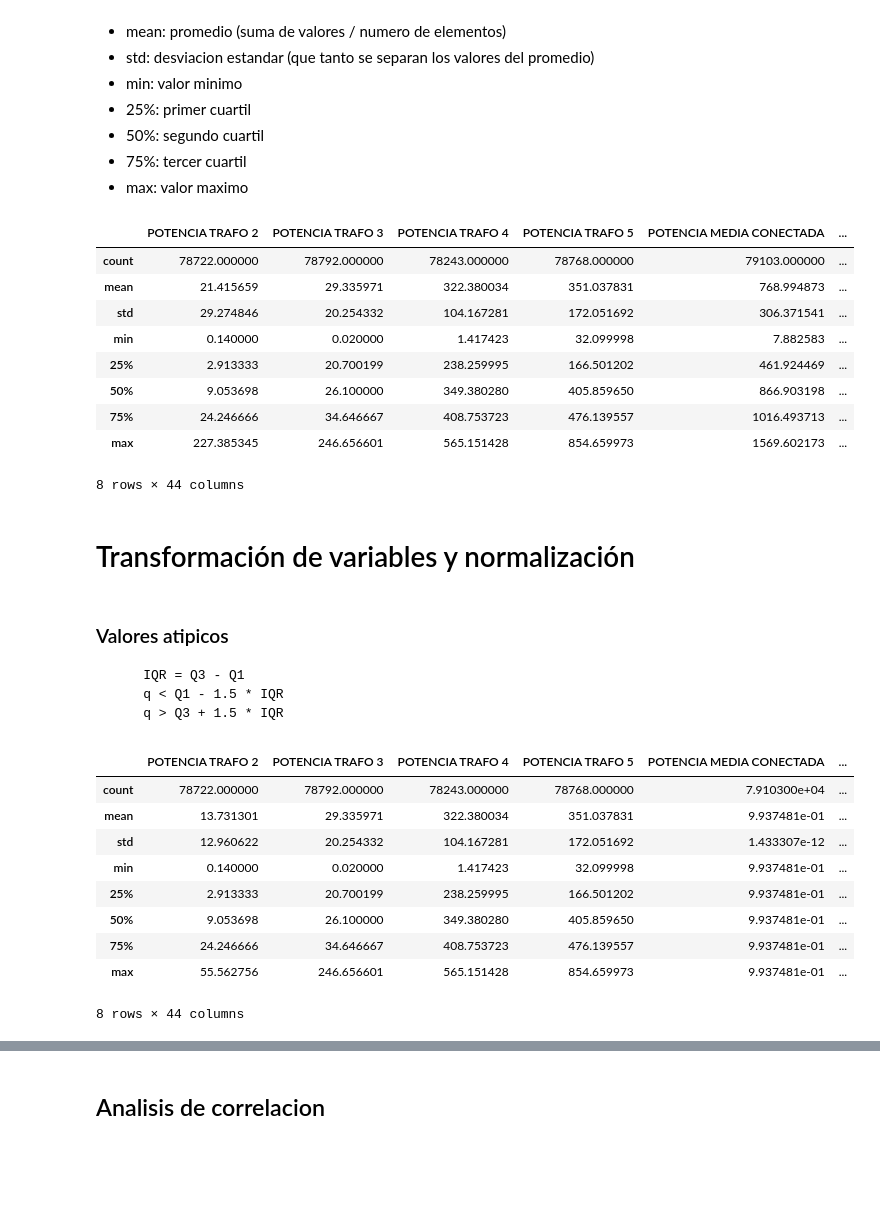
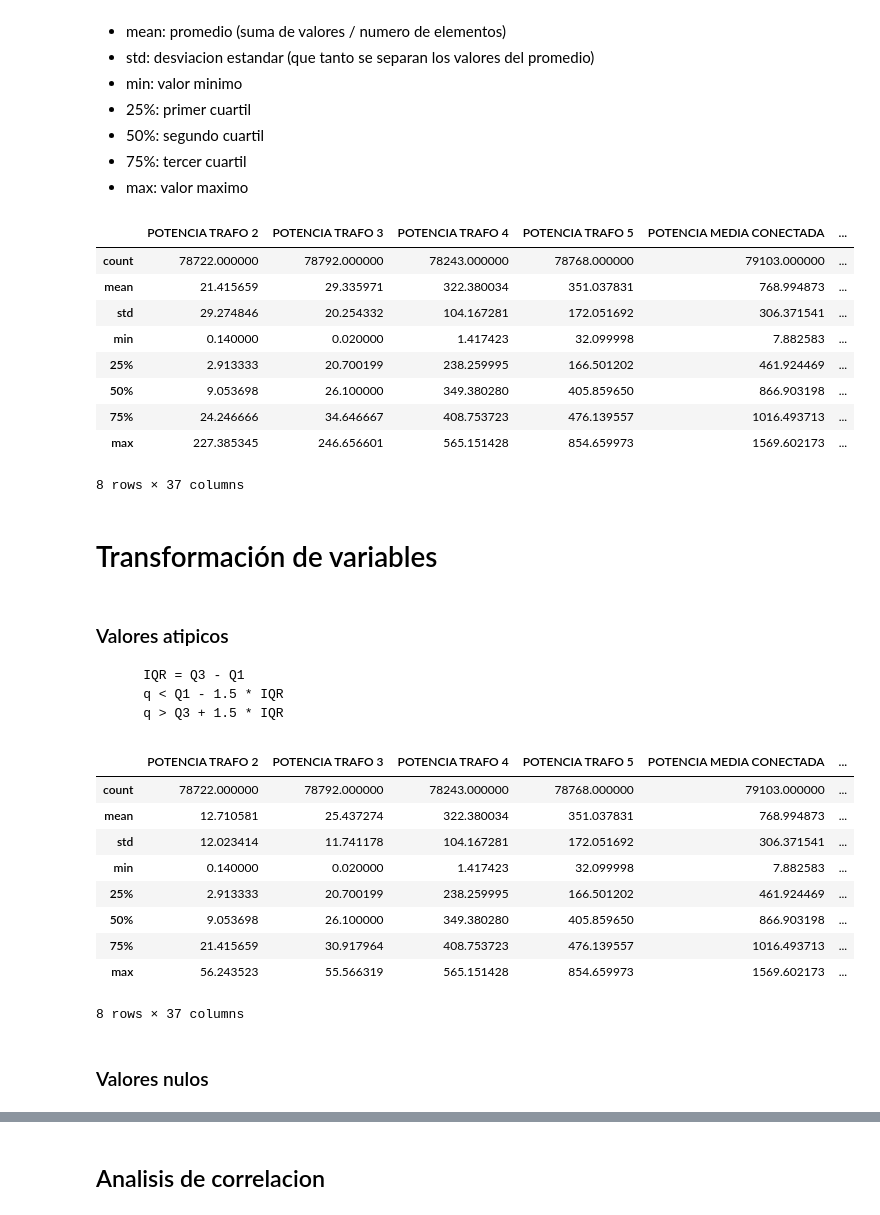
Before and after one commit to douglasag17/ML-SmartBuildings, a Jupyter notebook: PreparacionDeLosDatos/hvac.ipynb, the cells around one changed output, grey strips where cells are left out. Cells and saved outputs as stored; diff of their text form; code cells hidden in the pictures; blank space fills up the shorter version.

Commit message:
valores nulos

```diff
--- a/PreparacionDeLosDatos/hvac.ipynb
+++ b/PreparacionDeLosDatos/hvac.ipynb
@@ -36,7 +37,9 @@ data
 # %%
 data2 = data
 variables_a_eliminar = ["C_O_P_ BOMBA CALOR FELIPE", "C_O_P_ BOMBA CALOR CARLOS", "C_O_P_ INSTALACIÓN GRUPO FRÍO 1",
-                       "C_O_P_ INSTALACÍON GRUPO FRÍO 2", "ORDEN"]
+                       "C_O_P_ INSTALACÍON GRUPO FRÍO 2", "ORDEN", "VÁLVULA BY PASS SECUNDARIO FRÍO",
+                       "TEMPERATURA CONTROL DE BY PASS SECUNDARIO", "SECUNDARIO FRÍO 1", "SECUNDARIO FRÍO 2",
+                        "SECUNDARIO FRÍO 3", "MODO INVIERNO BC1", "MODO INVIERNO BC2"]
 lista_variables = data2.columns.values.tolist()
 subLista = [x for x in lista_variables if x not in variables_a_eliminar]
 data2 = data2[subLista]
@@ -90,9 +93,9 @@ cuartiles
 | 50% | 9.053698 | 26.100000 | 349.380280 | 405.859650 | 866.903198 | ... |
 | 75% | 24.246666 | 34.646667 | 408.753723 | 476.139557 | 1016.493713 | ... |
 | max | 227.385345 | 246.656601 | 565.151428 | 854.659973 | 1569.602173 | ... |
-8 rows × 44 columns
+8 rows × 37 columns
 # %% [markdown]
-# Transformación de variables y normalización
+# Transformación de variables
 # %% [markdown]
 ### Valores atipicos
 
@@ -102,29 +105,32 @@ cuartiles
 # %%
 dataLimpioArr = data3.to_numpy()
 cuartilesArr = cuartiles.to_numpy()
-for i in range(1, 44):
+for i in range(37):
     for j in range(79285):
         q1 = cuartilesArr[4][i]
         q3 = cuartilesArr[6][i]
         iqr = q3 - q1
         extremoIzq = q1 - (1.5 * iqr)
         extremoDer = q3 + (1.5 * iqr)
-        if (dataLimpioArr[j][i] < extremoIzq):
-            dataLimpioArr[j][i] = cuartilesArr[1][i]
-        if (dataLimpioArr[j][i] > extremoDer):
-            dataLimpioArr[j][i] = cuartilesArr[1][i]
+        if (dataLimpioArr[j][i+1] < extremoIzq):
+            dataLimpioArr[j][i+1] = cuartilesArr[1][i]
+        if (dataLimpioArr[j][i+1] > extremoDer):
+            dataLimpioArr[j][i+1] = cuartilesArr[1][i]
 
 namesCol = data3.columns.values
 dataSinAtipicos = pd.DataFrame.from_records(dataLimpioArr, columns = namesCol)
-dataSinAtipicos.describe()
+promedio = dataSinAtipicos.describe()
+promedio
 # %% [output]
 |  | POTENCIA TRAFO 2 | POTENCIA TRAFO 3 | POTENCIA TRAFO 4 | POTENCIA TRAFO 5 | POTENCIA MEDIA CONECTADA | ... |
-| count | 78722.000000 | 78792.000000 | 78243.000000 | 78768.000000 | 7.910300e+04 | ... |
-| mean | 13.731301 | 29.335971 | 322.380034 | 351.037831 | 9.937481e-01 | ... |
-| std | 12.960622 | 20.254332 | 104.167281 | 172.051692 | 1.433307e-12 | ... |
-| min | 0.140000 | 0.020000 | 1.417423 | 32.099998 | 9.937481e-01 | ... |
-| 25% | 2.913333 | 20.700199 | 238.259995 | 166.501202 | 9.937481e-01 | ... |
-| 50% | 9.053698 | 26.100000 | 349.380280 | 405.859650 | 9.937481e-01 | ... |
-| 75% | 24.246666 | 34.646667 | 408.753723 | 476.139557 | 9.937481e-01 | ... |
-| max | 55.562756 | 246.656601 | 565.151428 | 854.659973 | 9.937481e-01 | ... |
+| count | 78722.000000 | 78792.000000 | 78243.000000 | 78768.000000 | 79103.000000 | ... |
+| mean | 12.710581 | 25.437274 | 322.380034 | 351.037831 | 768.994873 | ... |
+| std | 12.023414 | 11.741178 | 104.167281 | 172.051692 | 306.371541 | ... |
+| min | 0.140000 | 0.020000 | 1.417423 | 32.099998 | 7.882583 | ... |
+| 25% | 2.913333 | 20.700199 | 238.259995 | 166.501202 | 461.924469 | ... |
+| 50% | 9.053698 | 26.100000 | 349.380280 | 405.859650 | 866.903198 | ... |
+| 75% | 21.415659 | 30.917964 | 408.753723 | 476.139557 | 1016.493713 | ... |
+| max | 56.243523 | 55.566319 | 565.151428 | 854.659973 | 1569.602173 | ... |
-8 rows × 44 columns
+8 rows × 37 columns
+# %% [markdown]
+### Valores nulos
```
Also changed, not shown: parts of 8 cells of this notebook.
